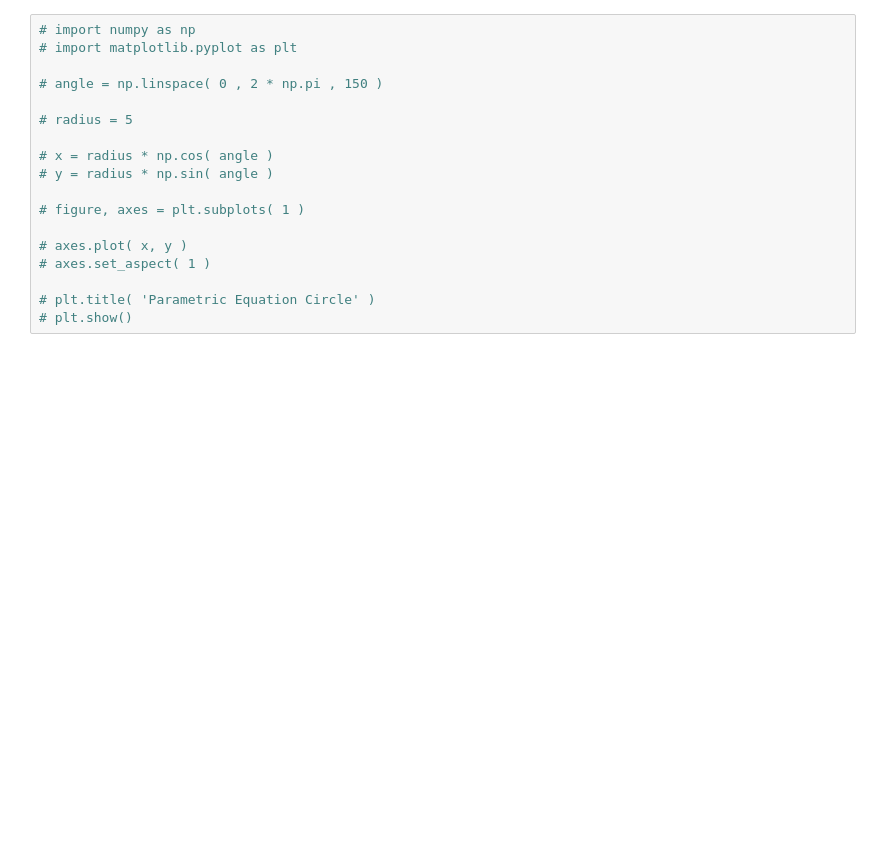
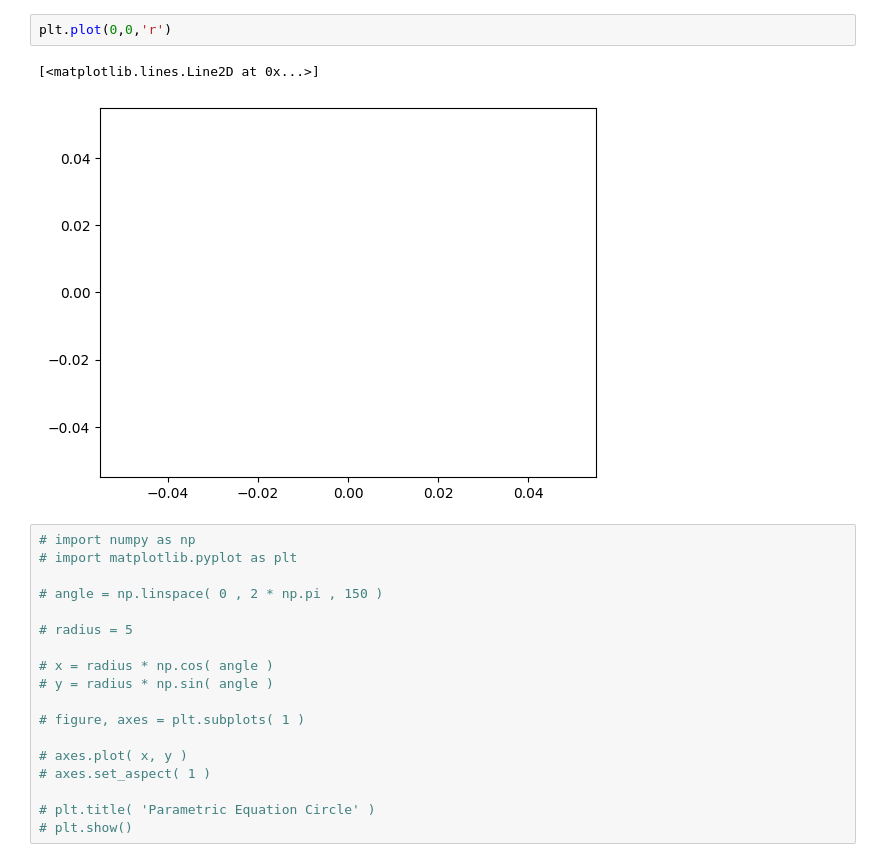
Before and after one commit to MxLied/Phyton-Max-Liedman, a Jupyter notebook: Labs och Explorations/tuto.ipynb, the cells around one changed output. Cells and saved outputs as stored; diff of their text form; blank space fills up the shorter version.

```diff
--- a/Labs och Explorations/tuto.ipynb
+++ b/Labs och Explorations/tuto.ipynb
@@ -88,3 +185,8 @@ It is a perceft square
+# %%
+plt.plot(0,0,'r')
+# %% [output]
+[<matplotlib.lines.Line2D at 0x...>]
+[figure, added]
 # %%
 # import numpy as np
 # import matplotlib.pyplot as plt
```
Also changed, not shown: parts of 3 cells of this notebook, 2 other files.
